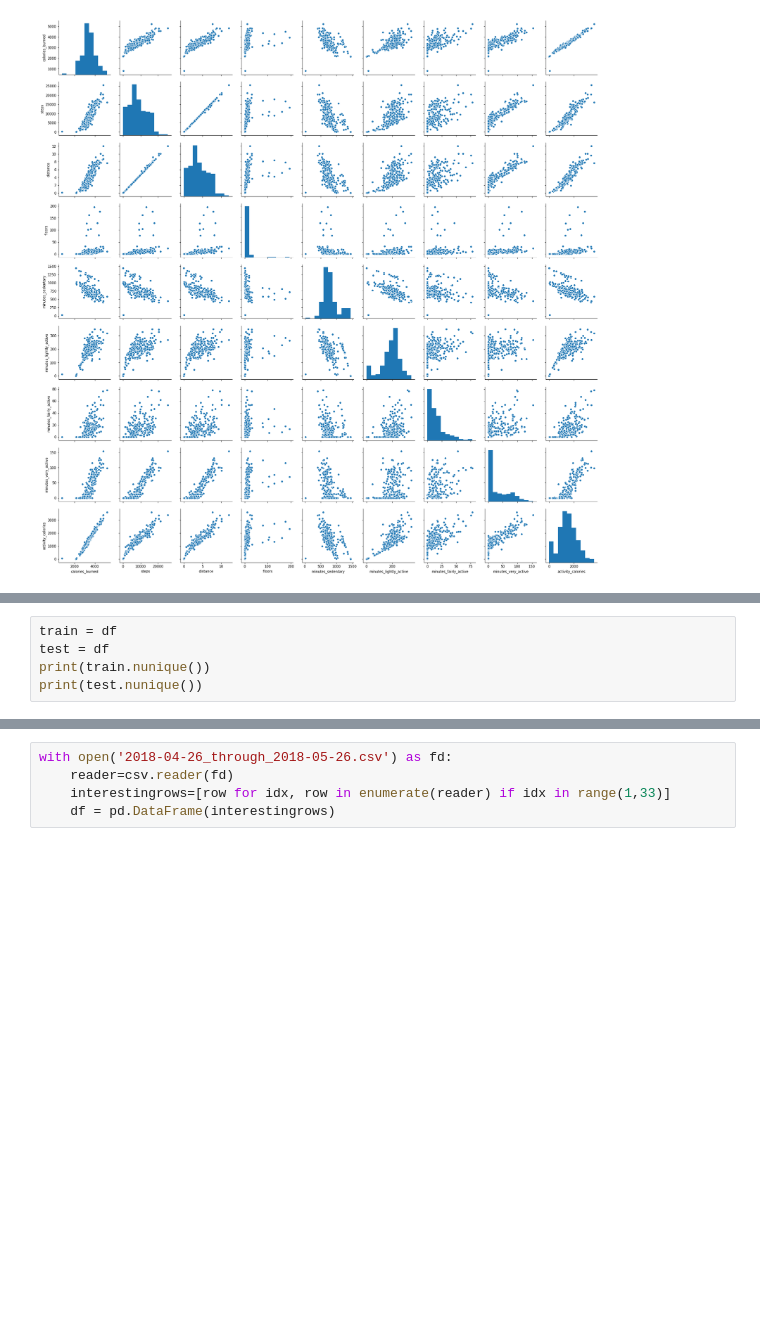
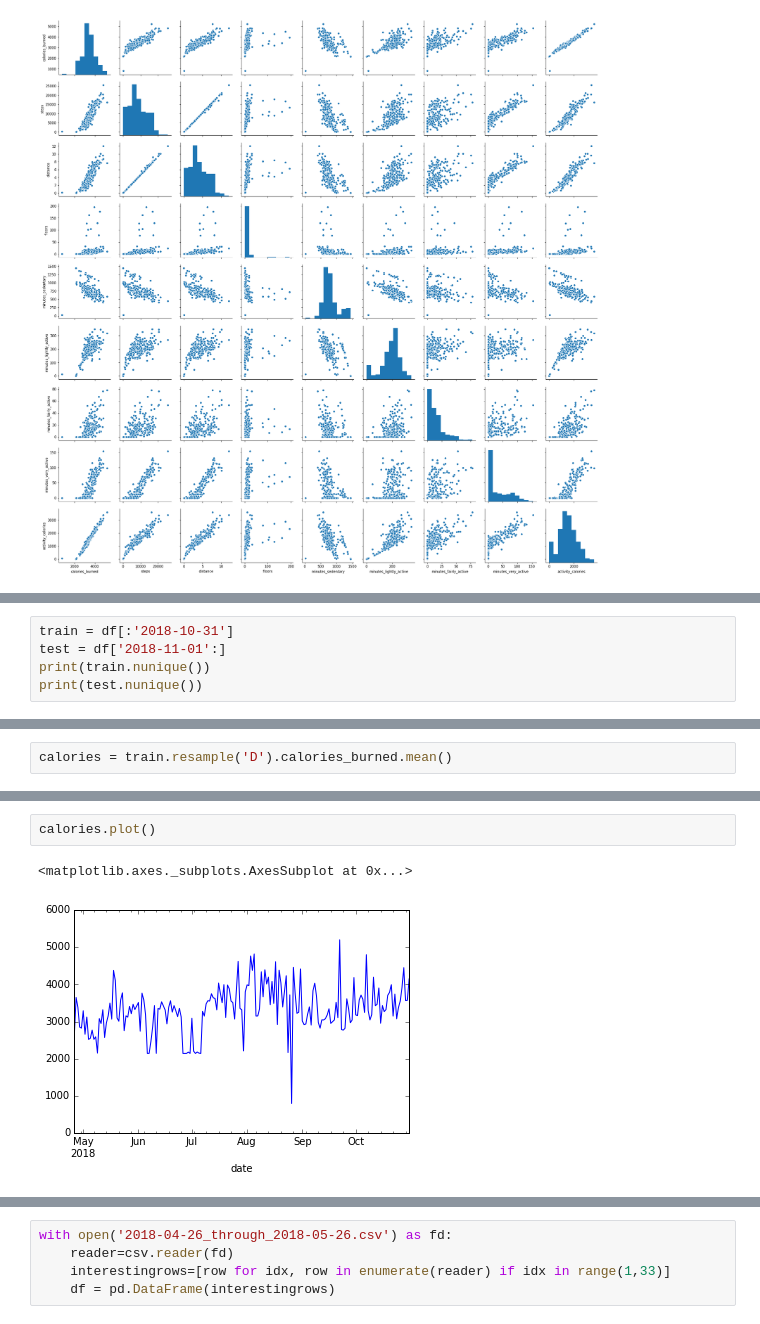
Before and after one commit to time-series-project-ncj/time_series_proj, a Jupyter notebook: time-series-project-ncj.ipynb, the cells around one changed output, grey strips where cells are left out. Drawn from its saved outputs; the diff is of its cells as text; blank space fills up the shorter version.

```diff
--- a/time-series-project-ncj.ipynb
+++ b/time-series-project-ncj.ipynb
@@ -125,5 +200,5 @@ dtype: int64
 # %%
-train = df
-test = df
+train = df[:'2018-10-31']
+test = df['2018-11-01':]
 print(train.nunique())
 print(test.nunique())
@@ -129,0 +226,2 @@ print(test.nunique())
+# %%
+calories = train.resample('D').calories_burned.mean()
@@ -129,0 +238,5 @@ print(test.nunique())
+# %%
+calories.plot()
+# %% [output]
+<matplotlib.axes._subplots.AxesSubplot at 0x...>
+[figure, added]
```
Also changed, not shown: parts of 28 cells of this notebook, 2 other files.
